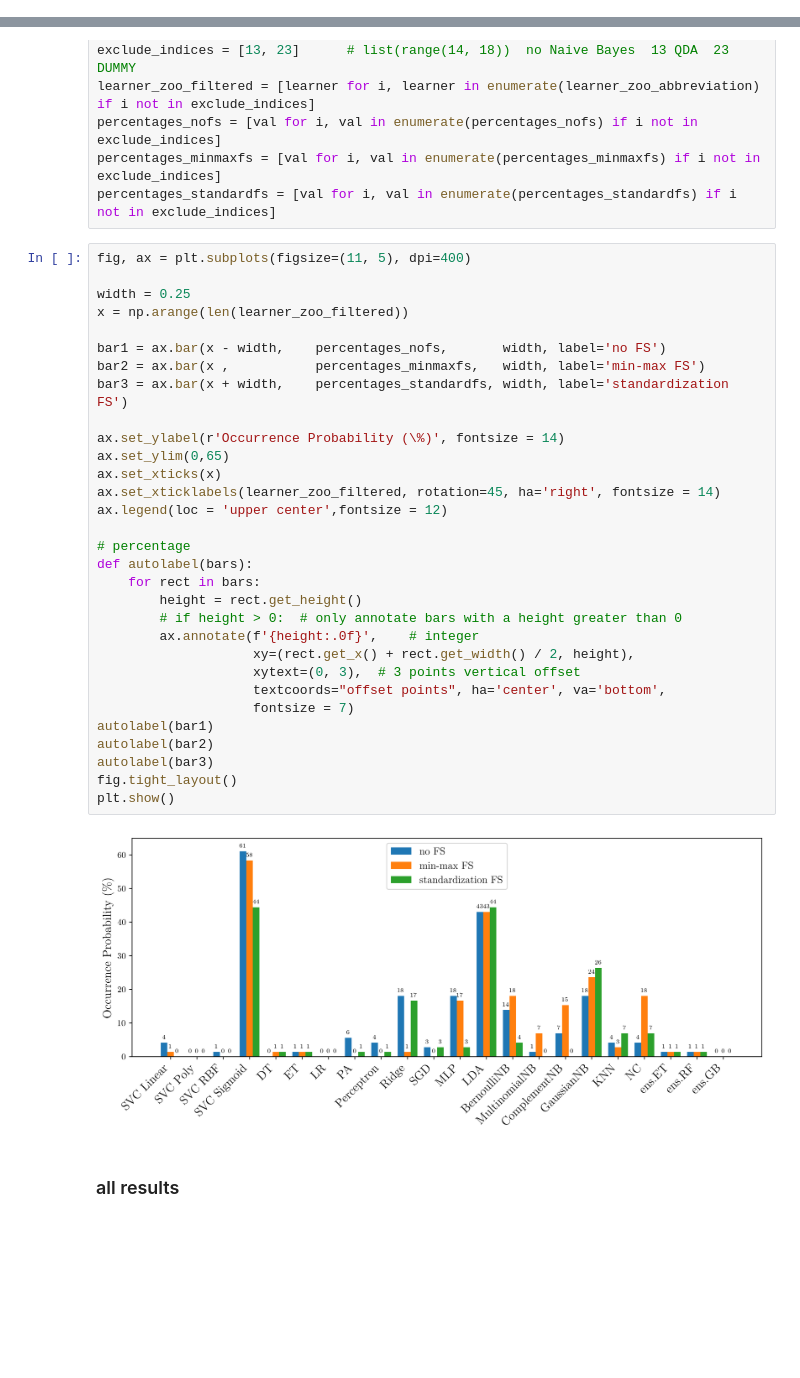
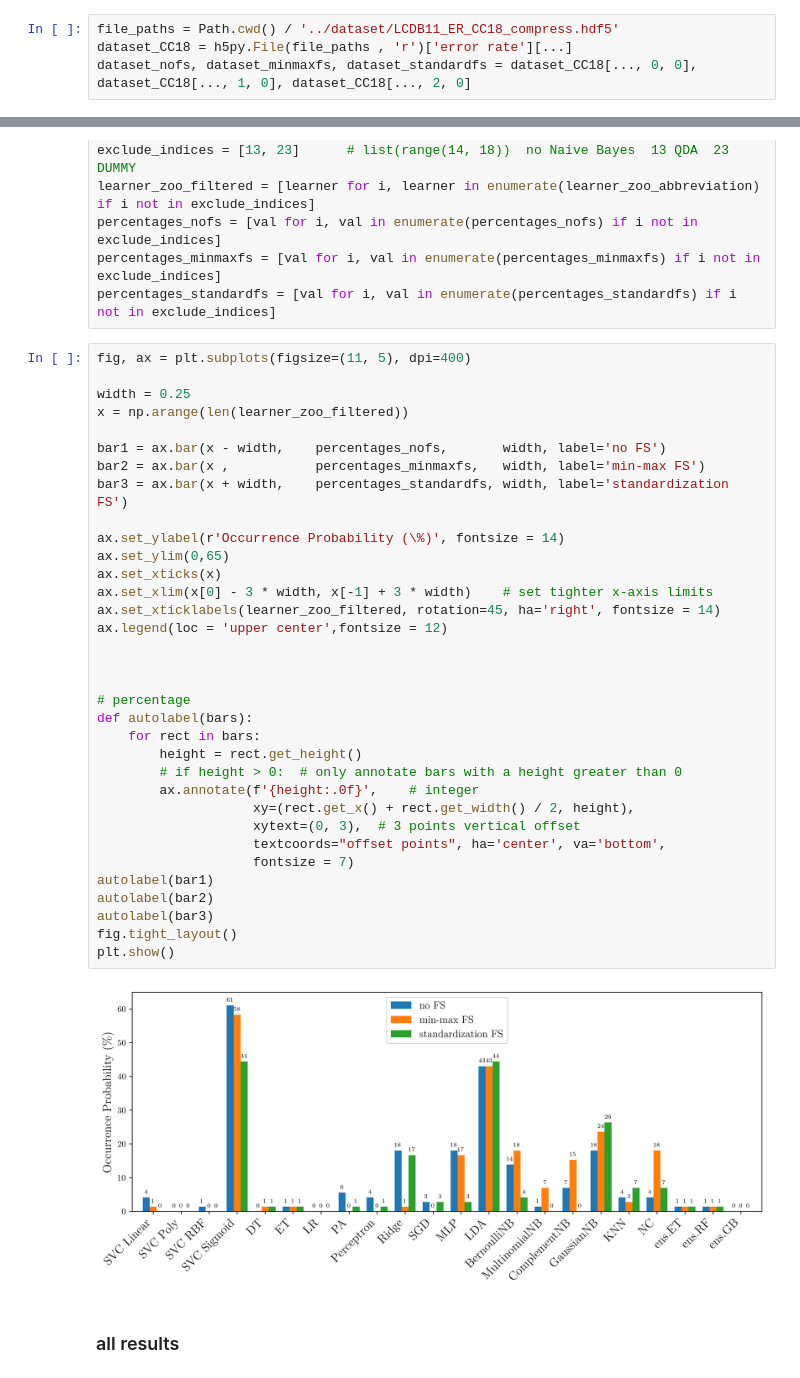
Before and after one commit to learning-curve-research/LCDB-1.1, a Jupyter notebook: analysis/shape - monotonicity_global & dipping.ipynb, the cells around one changed output, grey strips where cells are left out. Saved outputs shown, nothing was run; the diff lists cells and outputs as text; blank space fills up the shorter version.

```diff
--- a/analysis/shape - monotonicity_global & dipping.ipynb
+++ b/analysis/shape - monotonicity_global & dipping.ipynb
@@ -14,4 +16,8 @@ plt.rcParams.update({"text.usetex": True, "font.family": "serif", "font.serif":
 
 from utils import global_monotonicity_violation
 from meta_feature import dataset_ids_CC18, anchor_list_denser, learner_zoo_abbreviation, learner_zoo
+# %%
+file_paths = Path.cwd() / '../dataset/LCDB11_ER_CC18_compress.hdf5'
+dataset_CC18 = h5py.File(file_paths , 'r')['error rate'][...]
+dataset_nofs, dataset_minmaxfs, dataset_standardfs = dataset_CC18[..., 0, 0], dataset_CC18[..., 1, 0], dataset_CC18[..., 2, 0]
 # %%
@@ -61,34 +64,37 @@ fig, ax = plt.subplots(figsize=(11, 5), dpi=400)
 
 width = 0.25
 x = np.arange(len(learner_zoo_filtered))
 
 bar1 = ax.bar(x - width,    percentages_nofs,       width, label='no FS')
 bar2 = ax.bar(x ,           percentages_minmaxfs,   width, label='min-max FS')
 bar3 = ax.bar(x + width,    percentages_standardfs, width, label='standardization FS')
 
 ax.set_ylabel(r'Occurrence Probability (\%)', fontsize = 14)
 ax.set_ylim(0,65)
 ax.set_xticks(x)
+ax.set_xlim(x[0] - 3 * width, x[-1] + 3 * width)    # set tighter x-axis limits
 ax.set_xticklabels(learner_zoo_filtered, rotation=45, ha='right', fontsize = 14)
 ax.legend(loc = 'upper center',fontsize = 12)
+
+
 
 # percentage
 def autolabel(bars):
     for rect in bars:
         height = rect.get_height()
         # if height > 0:  # only annotate bars with a height greater than 0
         ax.annotate(f'{height:.0f}',    # integer
                     xy=(rect.get_x() + rect.get_width() / 2, height),
                     xytext=(0, 3),  # 3 points vertical offset
                     textcoords="offset points", ha='center', va='bottom',
                     fontsize = 7)
 autolabel(bar1)
 autolabel(bar2)
 autolabel(bar3)
 fig.tight_layout()
 plt.show()
 # %% [output]
-[figure, old version]
+[figure, new version]
 # %% [markdown]
 ### all results
 # %%
```
Also changed, not shown: parts of 8 cells of this notebook, 10 other files.
